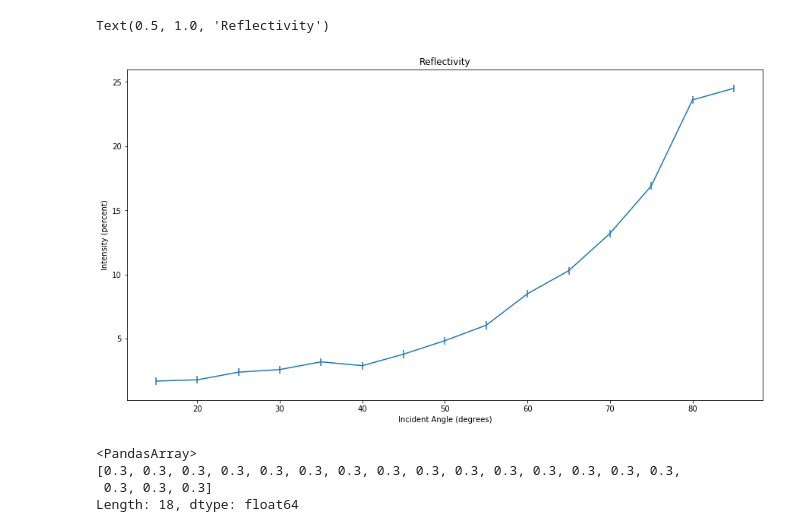
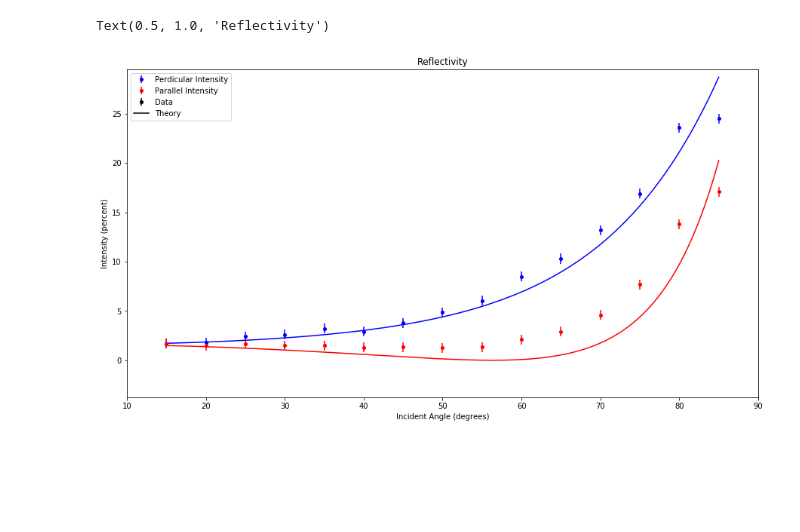
Before and after one commit to AstroJackson/P460, a Jupyter notebook: Lab 7/Lab7.ipynb, the cells around one changed output. Drawn from its saved outputs; the diff is of its cells as text; code cells hidden in the pictures; blank space fills up the shorter version.

```diff
--- a/Lab 7/Lab7.ipynb
+++ b/Lab 7/Lab7.ipynb
@@ -3,22 +3,3 @@ import pandas as pd, matplotlib.pyplot as plt, matplotlib as mpl, numpy as np
 from scipy.optimize import curve_fit
 from scipy.signal import find_peaks
 from scipy.interpolate import interp1d
-# %%
-data = pd.read_excel("Lab7Data.xlsx", sheet_name = f"Sheet1")
-angle = data["angle"]
-Iperp = data["Ivertical"]
-Ipar = data["Ihorizontal"]
-
-error = [0.3 for i in Ipar]
-
-fig, ax = plt.subplots(figsize = (15,8))
-
-p1 = ax.errorbar(angle, Iperp, error)
-#p2, = ax.plot(angle, Ipar)
-
-ax.set_xlabel("Incident Angle (degrees)")
-ax.set_ylabel("Intensity (percent)")
-ax.set_title("Reflectivity")
-# %% [output]
-Text(0.5, 1.0, 'Reflectivity')
-[figure, removed]
@@ -28,7 +6,53 @@ plt.show()
-# %%
-error
-# %% [output]
-<PandasArray>
-[0.3, 0.3, 0.3, 0.3, 0.3, 0.3, 0.3, 0.3, 0.3, 0.3, 0.3, 0.3, 0.3, 0.3, 0.3,
- 0.3, 0.3, 0.3]
-Length: 18, dtype: float64
+# %%
+data = pd.read_excel("Lab7Data.xlsx", sheet_name = f"Sheet1")
+angle = data["angle"][0:15]
+Iperp = data["Ivertical"][0:15]
+Ipar = data["Ihorizontal"][0:15]
+
+n = 1.5
+def perp(incident, a, b):
+    refraction = np.arcsin(1 / n * np.sin(incident))
+    return a * ( (np.cos(incident) - n*np.cos(refraction)) / (np.cos(incident) + n*np.cos(refraction)) )**2 + b*0
+
+def par(incident, a, b):
+    refraction = np.arcsin(1 / n * np.sin(incident))
+    return a * ( (n*np.cos(incident) - np.cos(refraction)) / (n*np.cos(incident) + np.cos(refraction)) )**2 + b*0
+
+angle_synth = np.linspace(min(angle), max(angle), 500)
+
+initialParameters = [20, 3]
+finalParameters, parCov = curve_fit(perp, angle*np.pi/180, Iperp, sigma = None, p0=initialParameters, absolute_sigma=False)
+a_perp, b_perp = finalParameters
+
+finalParameters, parCov = curve_fit(par, angle*np.pi/180, Ipar, sigma = None, p0=initialParameters, absolute_sigma=False)
+a_par, b_par = finalParameters
+
+perp_synth = perp(angle_synth * np.pi / 180, a_perp, b_perp)
+par_synth = par(angle_synth * np.pi / 180, a_par, b_par)
+
+error = [0.5 for i in Ipar]
+
+fig, ax = plt.subplots(figsize = (15,8))
+
+p1 = ax.errorbar(angle, Iperp, error, None, marker = 'o', color = "blue", linestyle = '',
+    label = "Perdicular Intensity", ms = 4, elinewidth = 1.5)
+p2 = ax.errorbar(angle, Ipar, error, None, marker = 'o', color = "red", linestyle = '',
+    label = "Parallel Intensity", ms = 4, elinewidth = 1.5)
+
+t1, = ax.plot(angle_synth, perp_synth, color = "blue")
+t2, = ax.plot(angle_synth, par_synth, color = "red")
+
+p3 = ax.errorbar([-500], [-500], .5, None, marker = 'o', color = "black", linestyle = '',
+    label = "Data", ms = 4, elinewidth = 1.5)
+t3, = ax.plot([-500], [-500], color = "black", label = "Theory")
+
+ax.set_xlim(min(angle)-5, max(angle)+5)
+ax.set_ylim(min(Ipar)-5, max(Iperp)+5)
+
+ax.legend(handles=[p1, p2, p3, t3], loc = "upper left")
+ax.set_xlabel("Incident Angle (degrees)")
+ax.set_ylabel("Intensity (percent)")
+ax.set_title("Reflectivity")
+# %% [output]
+Text(0.5, 1.0, 'Reflectivity')
+[figure, added]
```
Also changed, not shown: parts of 4 cells of this notebook, 2 other files.
